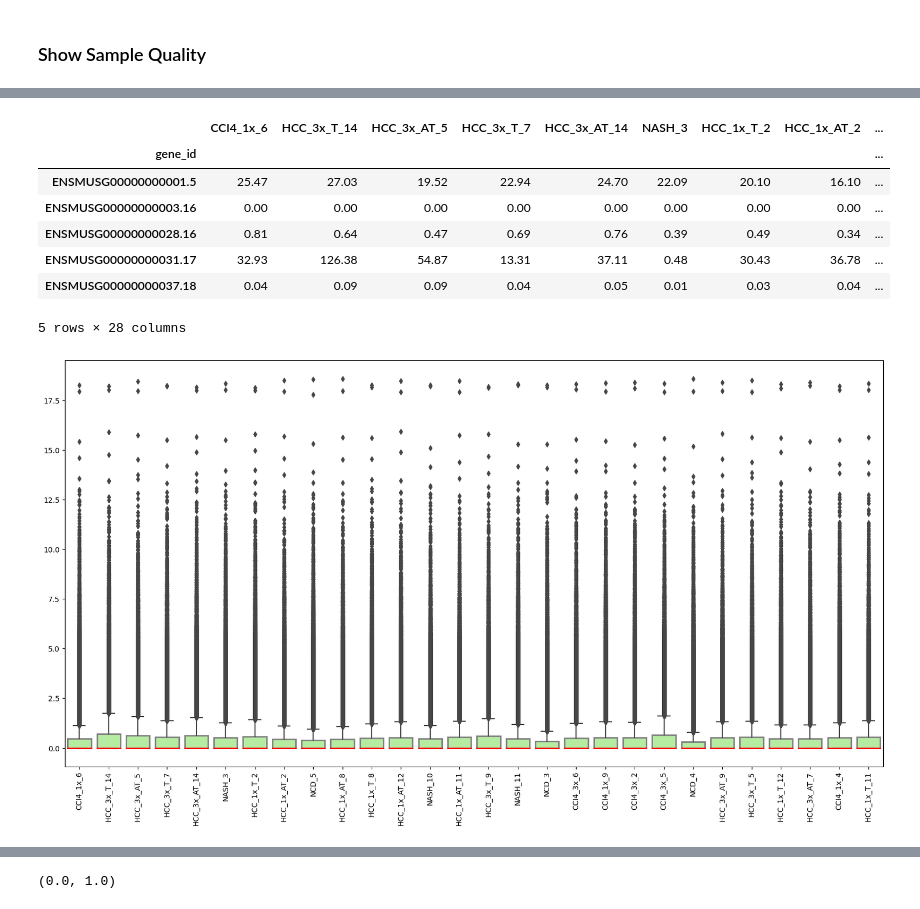
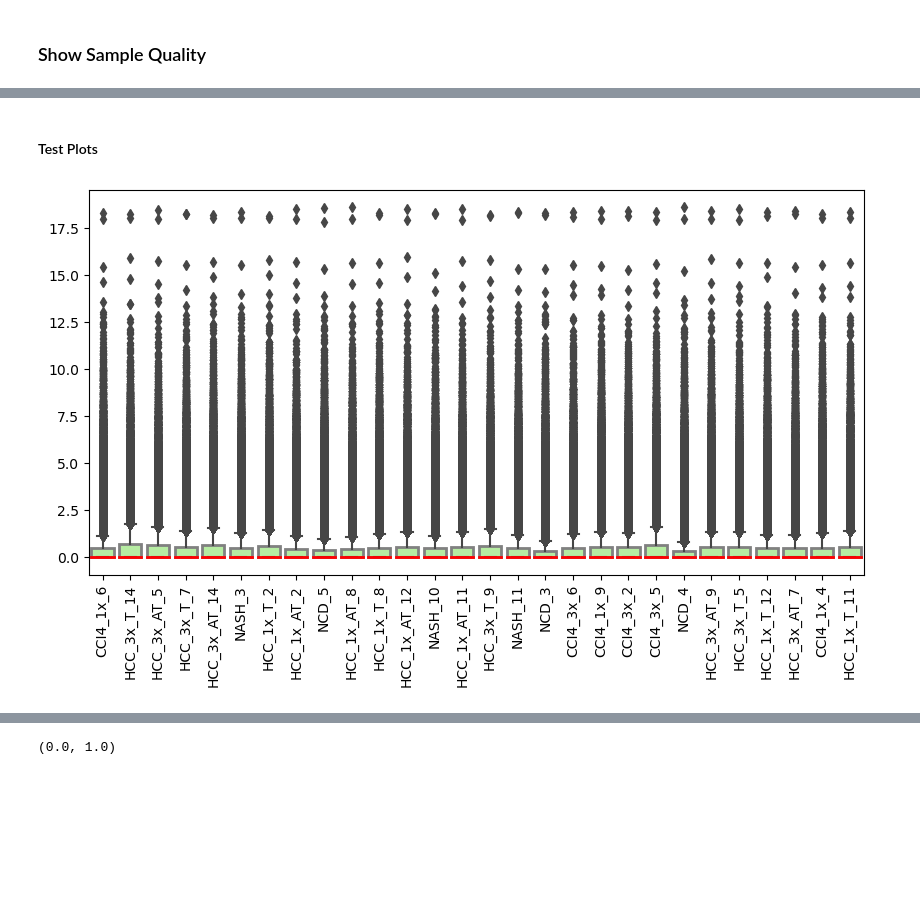
Before and after one commit to jigsaw-snu/NASH_HCC_liver-KRIBB_2022, a Jupyter notebook: srcs/rsem_star_deseq/sample_qc.ipynb, the cells around one changed output, grey strips where cells are left out. Cells and saved outputs as stored; diff of their text form; code cells hidden in the pictures; blank space fills up the shorter version.

```diff
--- a/srcs/rsem_star_deseq/sample_qc.ipynb
+++ b/srcs/rsem_star_deseq/sample_qc.ipynb
@@ -209,22 +199,13 @@ Name: length, dtype: float64
-# %%
-tpm.head()
-# %% [output]
-|  | CCI4_1x_6 | HCC_3x_T_14 | HCC_3x_AT_5 | HCC_3x_T_7 | HCC_3x_AT_14 | NASH_3 | HCC_1x_T_2 | HCC_1x_AT_2 | ... |
-| gene_id |  |  |  |  |  |  |  |  | ... |
-| ENSMUSG00000000001.5 | 25.47 | 27.03 | 19.52 | 22.94 | 24.70 | 22.09 | 20.10 | 16.10 | ... |
-| ENSMUSG00000000003.16 | 0.00 | 0.00 | 0.00 | 0.00 | 0.00 | 0.00 | 0.00 | 0.00 | ... |
-| ENSMUSG00000000028.16 | 0.81 | 0.64 | 0.47 | 0.69 | 0.76 | 0.39 | 0.49 | 0.34 | ... |
-| ENSMUSG00000000031.17 | 32.93 | 126.38 | 54.87 | 13.31 | 37.11 | 0.48 | 30.43 | 36.78 | ... |
-| ENSMUSG00000000037.18 | 0.04 | 0.09 | 0.09 | 0.04 | 0.05 | 0.01 | 0.03 | 0.04 | ... |
-5 rows × 28 columns
+# %% [markdown]
+#### Test Plots
 # %%
 log_tpm = np.log2(tpm+1)
 #plt.ylim([0, 1])
-plt.figure(figsize=(20, 10))
+plt.figure(figsize=(10, 5))
 plt.xticks(rotation=90)
 boxpl = sns.boxplot(data=log_tpm,
                     boxprops={'edgecolor':'grey', 'facecolor': '#B6ECA2', 'linewidth':2},
                     medianprops={'color':'red', 'linewidth':2});
 # %% [output]
-[figure, old version]
+[figure, new version]
 # %%
```
Also changed, not shown: parts of 67 cells of this notebook.
